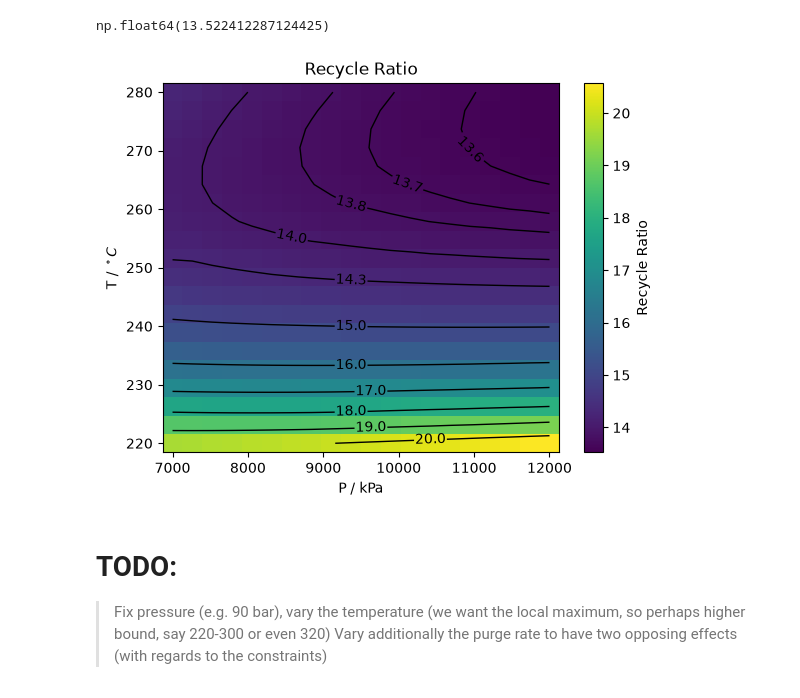
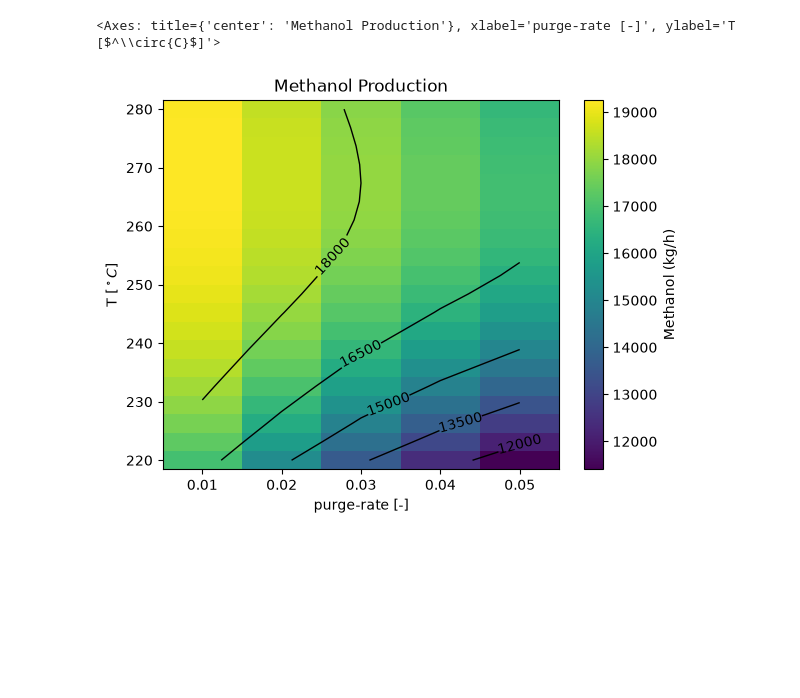
Before and after one commit to Kai360-dot/HYSYS_MeOH, a Jupyter notebook: surrogate_decomposition.ipynb, the cells around one changed output. Cells and saved outputs as stored; diff of their text form; code cells hidden in the pictures; blank space fills up the shorter version.

```diff
--- a/surrogate_decomposition.ipynb
+++ b/surrogate_decomposition.ipynb
@@ -76,16 +89,19 @@ procesing T 280.0 P 120.0
 # %%
-# df.plot.scatter(x="pressure_set", y="temperature_set", c="methanol_kg_h", colormap="viridis", s=60)
-df = pd.DataFrame(results)
-def methanol_heatmap():
-    grid = df.pivot(index="temperature_set", columns="pressure_set", values="methanol_kg_h")
+def heatmap(df, value, label, *, x="purge_rate_set", y="temperature_set", levels=6, cmap="viridis", ax=None, title=None):
+    """Heatmap of value over (x, y); non-converged cells in grey."""
+    _df = df.copy()
+    _df["value_plot"] = _df[value].where(_df["converged"])
+    grid = _df.pivot(index=y, columns=x, values="value_plot")
+    if ax is None:
+        _, ax = plt.subplots(1, 1)
+    cmap = plt.get_cmap(cmap).copy()
+    cmap.set_bad("0.85")
+    mesh = ax.pcolormesh(grid.columns, grid.index, grid.values, cmap=cmap, shading="nearest")
+    cs = ax.contour(grid.columns, grid.index, grid.values, levels=levels, colors="black", linewidths=1)
+    ax.clabel(cs, fmt="%.0f")
+    ax.set_xlabel("purge-rate [-]")
+    ax.set_ylabel("T [$^\\circ{C}$]")
+    ax.set_title(title)
+    ax.figure.colorbar(mesh, ax=ax, label=label)
 
-    fig, ax = plt.subplots(1, 1)
-    mesh = ax.pcolormesh(grid.columns, grid.index, grid.values, cmap="viridis", shading="nearest")
-    cs = ax.contour(grid.columns, grid.index, grid.values, levels=[20050, 20100, 20150, 20180], colors="black", linewidths=1)
-    ax.clabel(cs, fmt="%.0f")
-    ax.set_xlabel("P / kPa")
-    ax.set_ylabel("T / $^\\circ{C}$")
-    ax.set_title("Methanol Production")
-    fig.colorbar(mesh, ax=ax, label="Methanol (kg/h)")
-
-methanol_heatmap()
+    return ax
@@ -94,20 +107,0 @@ methanol_heatmap()
-# %%
-df["recycle_ratio"].max()
-df["recycle_ratio"].min()
-# %% [output]
-np.float64(13.522412287124425)
-# %%
-def recycle_ratio_heatmap():
-    grid = df.pivot(index="temperature_set", columns="pressure_set", values="recycle_ratio")
-    fig, ax = plt.subplots(1, 1)
-    mesh = ax.pcolormesh(grid.columns, grid.index, grid.values, cmap="viridis", shading="nearest")
-    cs = ax.contour(grid.columns, grid.index, grid.values, levels=[13.6, 13.7, 13.8, 14, 14.3, 15, 16, 17, 18, 19, 20], colors="black", linewidths=1)
-    ax.clabel(cs, fmt="%.1f")
-    ax.set_xlabel("P / kPa")
-    ax.set_ylabel("T / $^\\circ{C}$")
-    ax.set_title("Recycle Ratio")
-    fig.colorbar(mesh, ax=ax, label="Recycle Ratio")
-
-recycle_ratio_heatmap()
-# %% [output]
-[figure, removed]
@@ -128,4 +108,6 @@ pressure_drop_heatmap()
-# %% [markdown]
-# TODO:
-> Fix pressure (e.g. 90 bar), vary the temperature (we want the local maximum, so perhaps higher bound, say 220-300 or even 320)
-> Vary additionally the purge rate to have two opposing effects (with regards to the constraints)
+# %%
+df = pd.DataFrame(results)
+heatmap(df, "methanol_kg_h", "Methanol (kg/h)", title="Methanol Production")
+# %% [output]
+<Axes: title={'center': 'Methanol Production'}, xlabel='purge-rate [-]', ylabel='T [$^\\circ{C}$]'>
+[figure, added]
```
Also changed, not shown: parts of 8 cells of this notebook.
